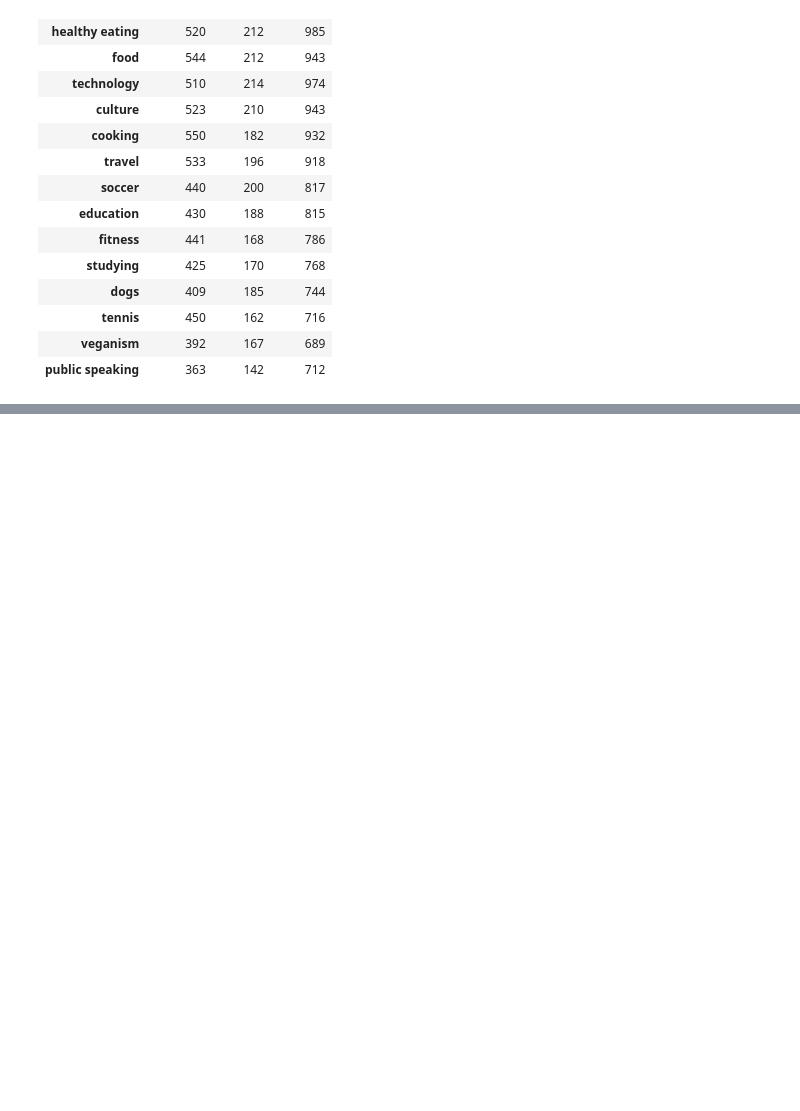
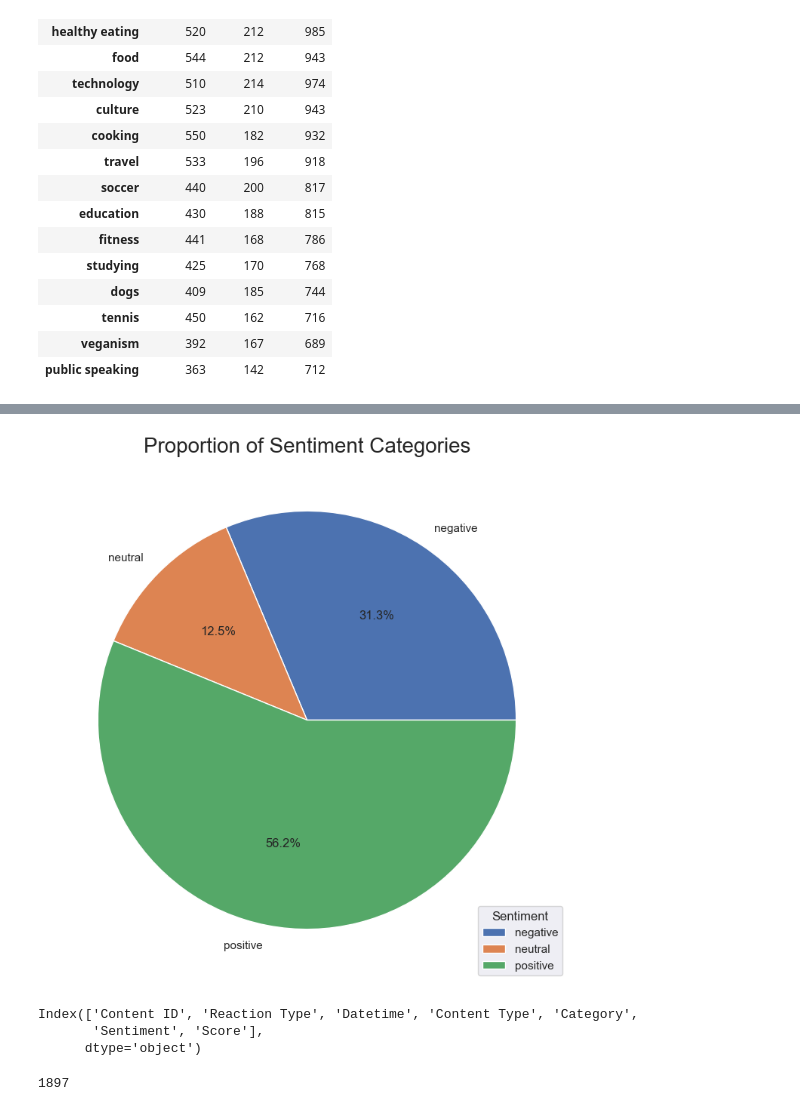
Before and after one commit to sabirinID/Accenture-Data-Analytics-Virtual-Internship, a Jupyter notebook: Files/3-Data-Visualization-and-Storytelling/Task 3 Data Visualization.ipynb, the cells around one changed output, grey strips where cells are left out. Cells and saved outputs as stored; diff of their text form; code cells hidden in the pictures; blank space fills up the shorter version.

```diff
--- a/Files/3-Data-Visualization-and-Storytelling/Task 3 Data Visualization.ipynb
+++ b/Files/3-Data-Visualization-and-Storytelling/Task 3 Data Visualization.ipynb
@@ -189,0 +277,22 @@ plt.show()
+# %%
+# Create pie chart
+fig, ax = plt.subplots(figsize=(16, 9))
+sentiment_sum.plot.pie(y='Total Sentiment', labels=sentiment_sum['Sentiment'], autopct='%1.1f%%', ax=ax)
+
+ax.set_title('Proportion of Sentiment Categories', fontsize=20)
+ax.set_ylabel('')
+ax.legend(title='Sentiment', loc='lower right')
+
+plt.show()
+# %% [output]
+[figure, added]
+# %%
+df.columns
+# %% [output]
+Index(['Content ID', 'Reaction Type', 'Datetime', 'Content Type', 'Category',
+       'Sentiment', 'Score'],
+      dtype='object')
+# %%
+df['Content ID'][df['Category'] == 'animals'].count()
+# %% [output]
+1897
```
Also changed, not shown: parts of 12 cells of this notebook.
